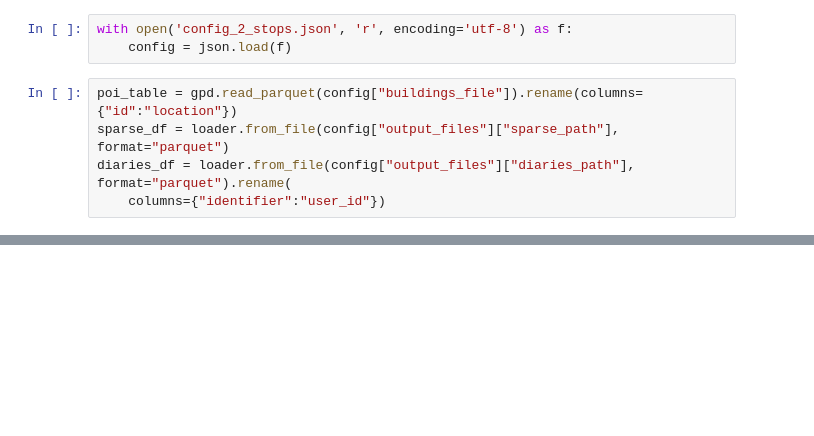
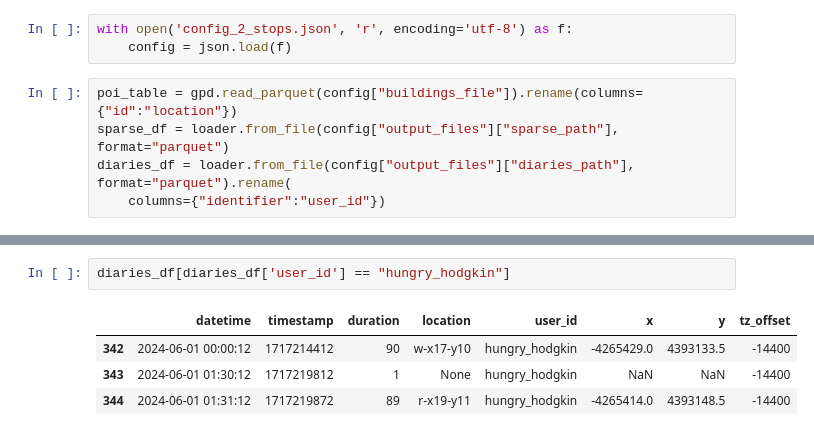
Before and after one commit to Watts-Lab/nomad, a Jupyter notebook: examples/research/robustness-of-algorithms/delta_roam_vs_acc_exp.ipynb, the cells around one changed output, grey strips where cells are left out. Drawn from its saved outputs; the diff is of its cells as text; blank space fills up the shorter version.

```diff
--- a/examples/research/robustness-of-algorithms/delta_roam_vs_acc_exp.ipynb
+++ b/examples/research/robustness-of-algorithms/delta_roam_vs_acc_exp.ipynb
@@ -94,3 +115,10 @@ Computed metrics for 10000 user-algorithm combinations
+# %%
+diaries_df[diaries_df['user_id'] == "hungry_hodgkin"]
+# %% [output]
+|  | datetime | timestamp | duration | location | user_id | x | y | tz_offset |
+| 342 | 2024-06-01 00:00:12 | 1717214412 | 90 | w-x17-y10 | hungry_hodgkin | -4265429.0 | 4393133.5 | -14400 |
+| 343 | 2024-06-01 01:30:12 | 1717219812 | 1 | None | hungry_hodgkin | NaN | NaN | -14400 |
+| 344 | 2024-06-01 01:31:12 | 1717219872 | 89 | r-x19-y11 | hungry_hodgkin | -4265414.0 | 4393148.5 | -14400 |
 # %%
 # Plotting function adapted for delta_roam
 def plot_metric_delta_roam(metric, title, save_path='figures'):
```
Also changed, not shown: parts of 6 cells of this notebook, 8 other files.
